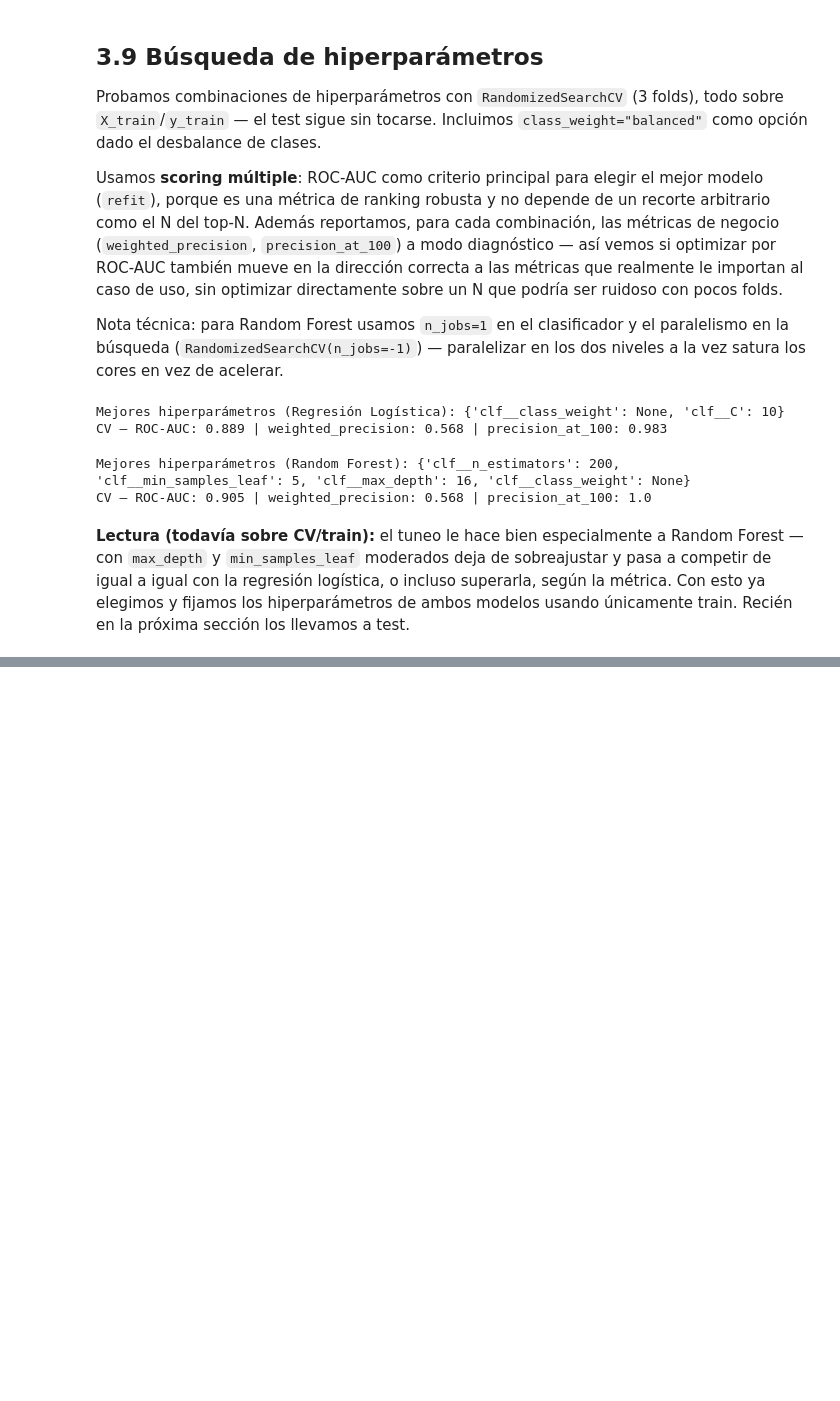
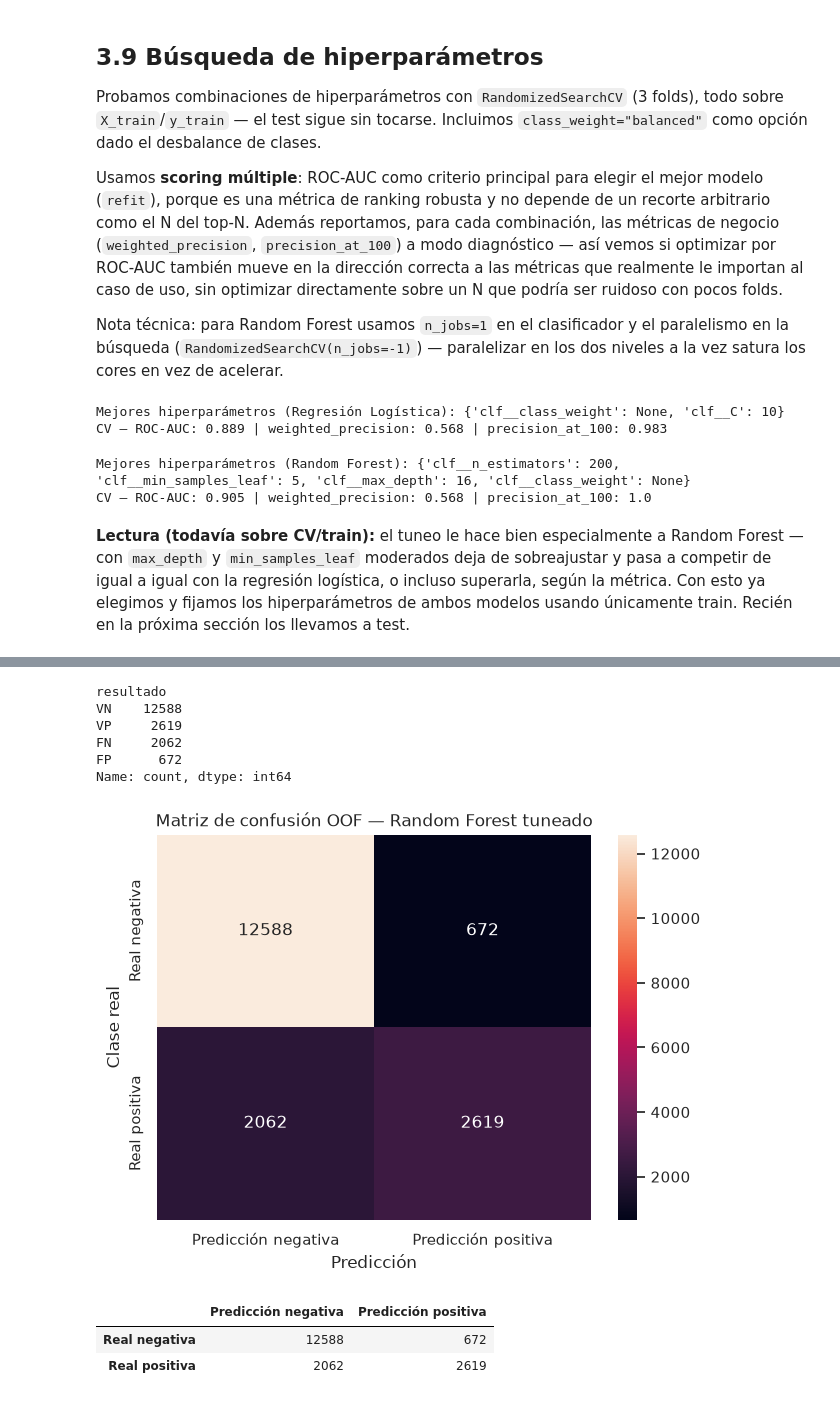
Before and after one commit to FMerlo01/ML_TP_FInal, a Jupyter notebook: tp_final_arca.ipynb, the cells around one changed output, grey strips where cells are left out. Drawn from its saved outputs; the diff is of its cells as text; code cells hidden in the pictures; blank space fills up the shorter version.

Commit message:
agrega resultados OOF y analisis de errores

```diff
--- a/tp_final_arca.ipynb
+++ b/tp_final_arca.ipynb
@@ -578,0 +744,56 @@ CV — ROC-AUC: 0.905 | weighted_precision: 0.568 | precision_at_100: 1.0
+# %%
+analysis_oof = X_train.copy()
+
+analysis_oof["y_real"] = y_train.to_numpy()
+analysis_oof["probabilidad"] = proba_oof_rf_tuned
+analysis_oof["prediccion"] = pred_oof_rf_tuned
+
+conditions = [
+    (analysis_oof["y_real"] == 0) & (analysis_oof["prediccion"] == 0),
+    (analysis_oof["y_real"] == 0) & (analysis_oof["prediccion"] == 1),
+    (analysis_oof["y_real"] == 1) & (analysis_oof["prediccion"] == 0),
+    (analysis_oof["y_real"] == 1) & (analysis_oof["prediccion"] == 1),
+]
+
+labels = ["VN", "FP", "FN", "VP"]
+
+analysis_oof["resultado"] = np.select(
+    conditions,
+    labels,
+    default="Sin clasificar",
+)
+
+analysis_oof["resultado"].value_counts()
+# %% [output]
+resultado
+VN    12588
+VP     2619
+FN     2062
+FP      672
+Name: count, dtype: int64
+# %%
+cm = confusion_matrix(
+    analysis_oof["y_real"],
+    analysis_oof["prediccion"],
+    labels=[0, 1],
+)
+
+cm_df = pd.DataFrame(
+    cm,
+    index=["Real negativa", "Real positiva"],
+    columns=["Predicción negativa", "Predicción positiva"],
+)
+
+plt.figure(figsize=(7, 5))
+sns.heatmap(cm_df, annot=True, fmt="d")
+plt.title("Matriz de confusión OOF — Random Forest tuneado")
+plt.ylabel("Clase real")
+plt.xlabel("Predicción")
+plt.show()
+
+cm_df
+# %% [output]
+[figure, added]
+|  | Predicción negativa | Predicción positiva |
+| Real negativa | 12588 | 672 |
+| Real positiva | 2062 | 2619 |
```
Also changed, not shown: parts of 25 cells of this notebook, 2 other files.
